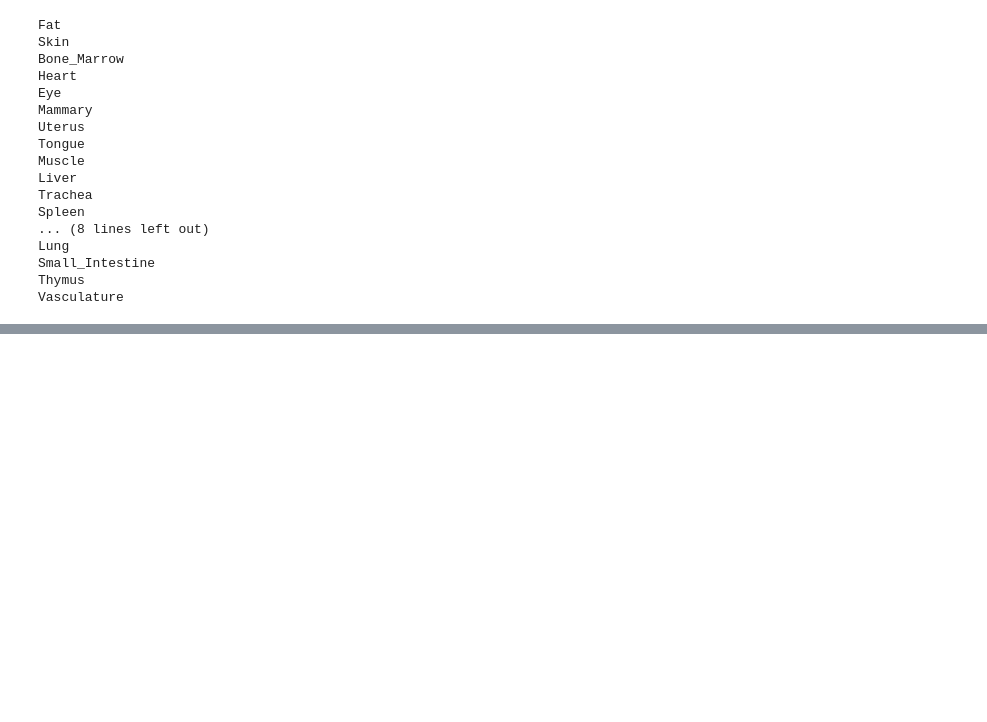
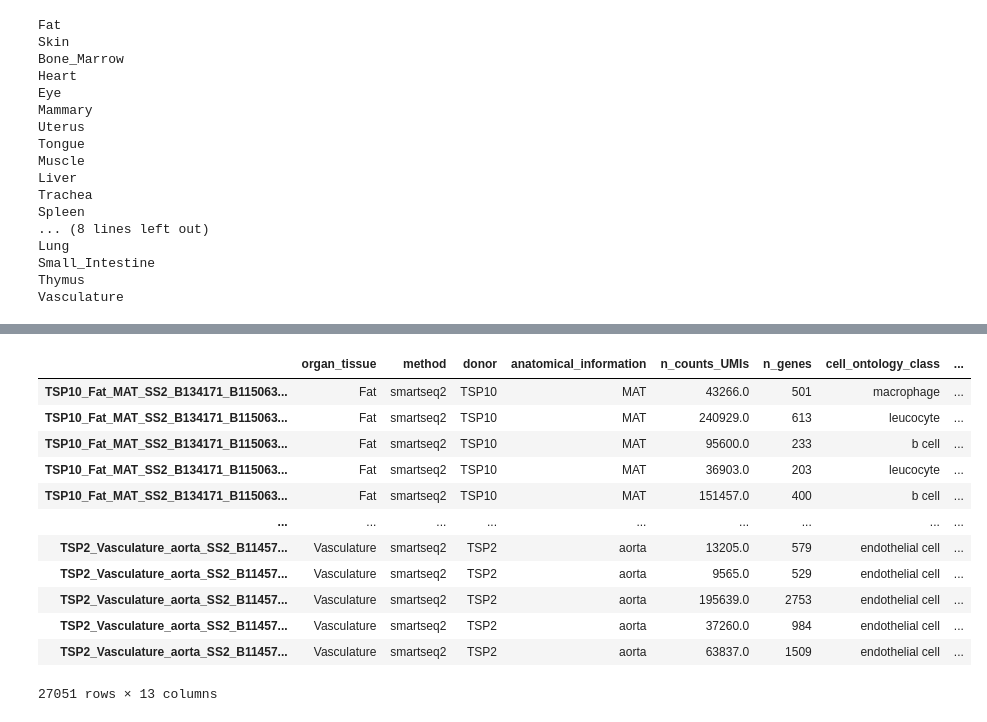
Before and after one commit to daklab/Leaflet-analysis, a Jupyter notebook: tabula_sapien/01_scanpy_workflow.ipynb, the cells around one changed output, grey strips where cells are left out. Cells and saved outputs as stored; diff of their text form; code cells hidden in the pictures; blank space fills up the shorter version.

```diff
--- a/tabula_sapien/01_scanpy_workflow.ipynb
+++ b/tabula_sapien/01_scanpy_workflow.ipynb
@@ -205,0 +227,16 @@ ss2[ss2.index.isin(tsp1_bams.filename)]
+# %%
+ss2
+# %% [output]
+|  | organ_tissue | method | donor | anatomical_information | n_counts_UMIs | n_genes | cell_ontology_class | ... |
+| TSP10_Fat_MAT_SS2_B134171_B115063... | Fat | smartseq2 | TSP10 | MAT | 43266.0 | 501 | macrophage | ... |
+| TSP10_Fat_MAT_SS2_B134171_B115063... | Fat | smartseq2 | TSP10 | MAT | 240929.0 | 613 | leucocyte | ... |
+| TSP10_Fat_MAT_SS2_B134171_B115063... | Fat | smartseq2 | TSP10 | MAT | 95600.0 | 233 | b cell | ... |
+| TSP10_Fat_MAT_SS2_B134171_B115063... | Fat | smartseq2 | TSP10 | MAT | 36903.0 | 203 | leucocyte | ... |
+| TSP10_Fat_MAT_SS2_B134171_B115063... | Fat | smartseq2 | TSP10 | MAT | 151457.0 | 400 | b cell | ... |
+| ... | ... | ... | ... | ... | ... | ... | ... | ... |
+| TSP2_Vasculature_aorta_SS2_B11457... | Vasculature | smartseq2 | TSP2 | aorta | 13205.0 | 579 | endothelial cell | ... |
+| TSP2_Vasculature_aorta_SS2_B11457... | Vasculature | smartseq2 | TSP2 | aorta | 9565.0 | 529 | endothelial cell | ... |
+| TSP2_Vasculature_aorta_SS2_B11457... | Vasculature | smartseq2 | TSP2 | aorta | 195639.0 | 2753 | endothelial cell | ... |
+| TSP2_Vasculature_aorta_SS2_B11457... | Vasculature | smartseq2 | TSP2 | aorta | 37260.0 | 984 | endothelial cell | ... |
+| TSP2_Vasculature_aorta_SS2_B11457... | Vasculature | smartseq2 | TSP2 | aorta | 63837.0 | 1509 | endothelial cell | ... |
+27051 rows × 13 columns
```
Also changed, not shown: parts of 18 cells of this notebook, 6 other files.
